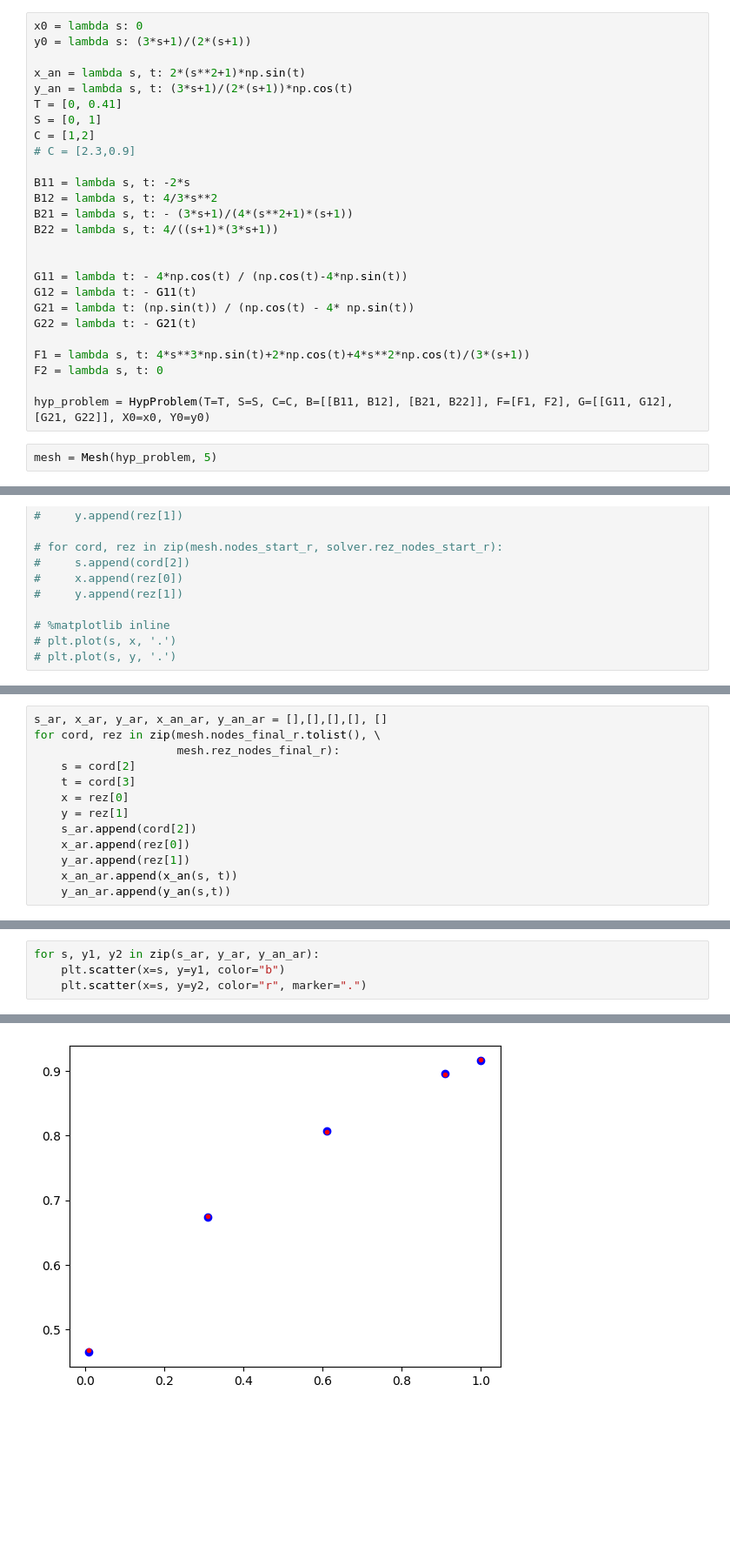
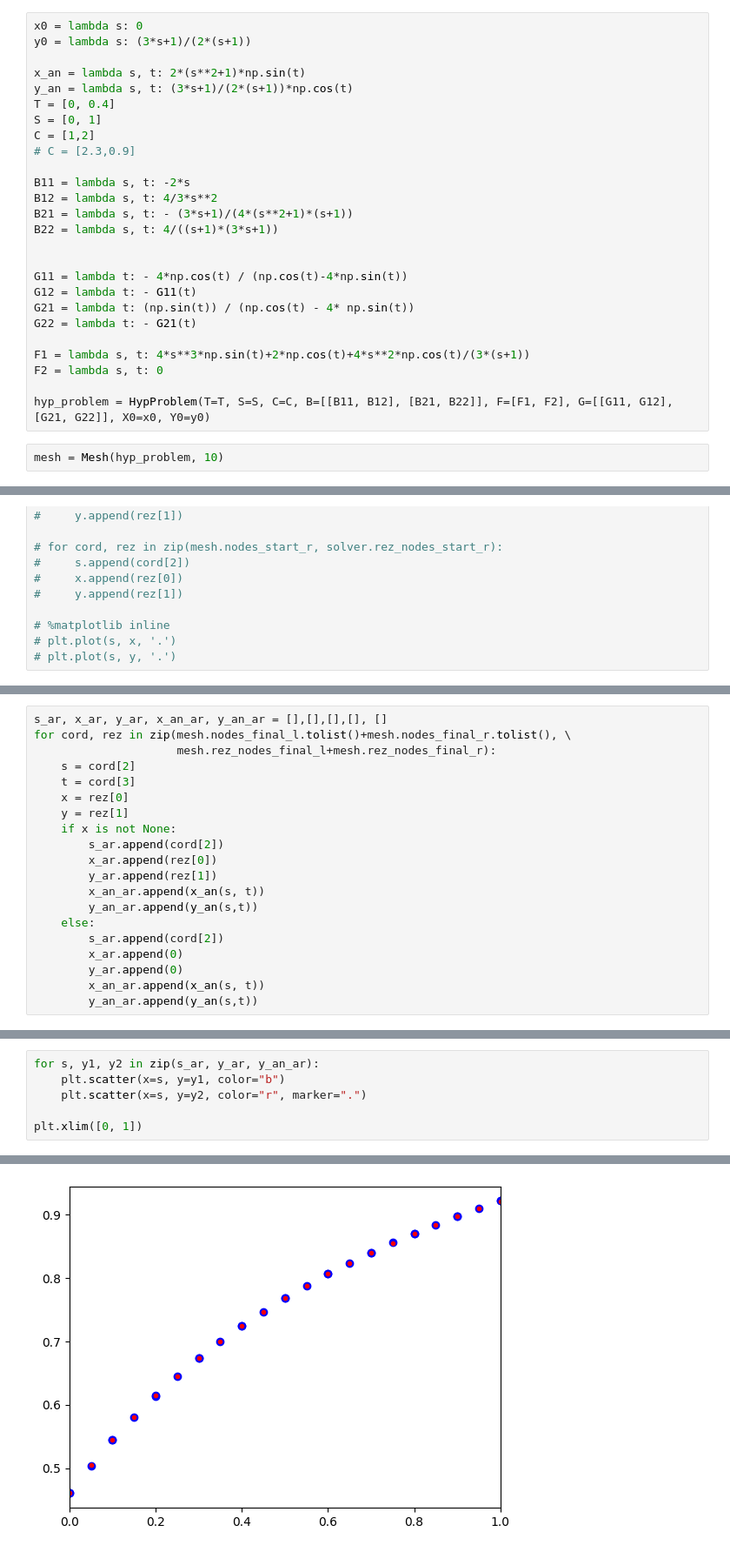
Before and after one commit to Dann38/model_rectification_column, a Jupyter notebook: Untitled.ipynb, the cells around one changed output, grey strips where cells are left out. Shown: that part at 87% size. Saved outputs shown, nothing was run; the diff lists cells and outputs as text; blank space fills up the shorter version.

```diff
--- a/Untitled.ipynb
+++ b/Untitled.ipynb
@@ -193,7 +193,7 @@ y0 = lambda s: (3*s+1)/(2*(s+1))
 
 x_an = lambda s, t: 2*(s**2+1)*np.sin(t)
 y_an = lambda s, t: (3*s+1)/(2*(s+1))*np.cos(t)
-T = [0, 0.41]
+T = [0, 0.4]
 S = [0, 1]
 C = [1,2]
 # C = [2.3,0.9]
@@ -214,7 +214,7 @@ F2 = lambda s, t: 0
 
 hyp_problem = HypProblem(T=T, S=S, C=C, B=[[B11, B12], [B21, B22]], F=[F1, F2], G=[[G11, G12], [G21, G22]], X0=x0, Y0=y0)
 # %%
-mesh = Mesh(hyp_problem, 5)
+mesh = Mesh(hyp_problem, 10)
 # %%
 %matplotlib inline
 alpha = 0.8
@@ -437,16 +336,23 @@ dy:0.0031854793445625917
 # %%
 s_ar, x_ar, y_ar, x_an_ar, y_an_ar = [],[],[],[], []
-for cord, rez in zip(mesh.nodes_final_r.tolist(), \
-                     mesh.rez_nodes_final_r):
+for cord, rez in zip(mesh.nodes_final_l.tolist()+mesh.nodes_final_r.tolist(), \
+                     mesh.rez_nodes_final_l+mesh.rez_nodes_final_r):
     s = cord[2]
     t = cord[3]
     x = rez[0]
     y = rez[1]
-    s_ar.append(cord[2])
-    x_ar.append(rez[0])
-    y_ar.append(rez[1])
-    x_an_ar.append(x_an(s, t))
-    y_an_ar.append(y_an(s,t))
+    if x is not None:
+        s_ar.append(cord[2])
+        x_ar.append(rez[0])
+        y_ar.append(rez[1])
+        x_an_ar.append(x_an(s, t))
+        y_an_ar.append(y_an(s,t))
+    else:
+        s_ar.append(cord[2])
+        x_ar.append(0)
+        y_ar.append(0)
+        x_an_ar.append(x_an(s, t))
+        y_an_ar.append(y_an(s,t))
 # %%
 for s, x1, x2 in zip(s_ar, x_ar, x_an_ar):
     plt.scatter(x=s, y=x1, color="b")
@@ -457,4 +363,6 @@ for s, x1, x2 in zip(s_ar, x_ar, x_an_ar):
 for s, y1, y2 in zip(s_ar, y_ar, y_an_ar):
     plt.scatter(x=s, y=y1, color="b")
     plt.scatter(x=s, y=y2, color="r", marker=".")
+
+plt.xlim([0, 1])
 # %% [output]
@@ -461 +370 @@ for s, y1, y2 in zip(s_ar, y_ar, y_an_ar):
-[figure, old version]
+[figure, new version]
```
Also changed, not shown: parts of 11 cells of this notebook, 3 other files.
